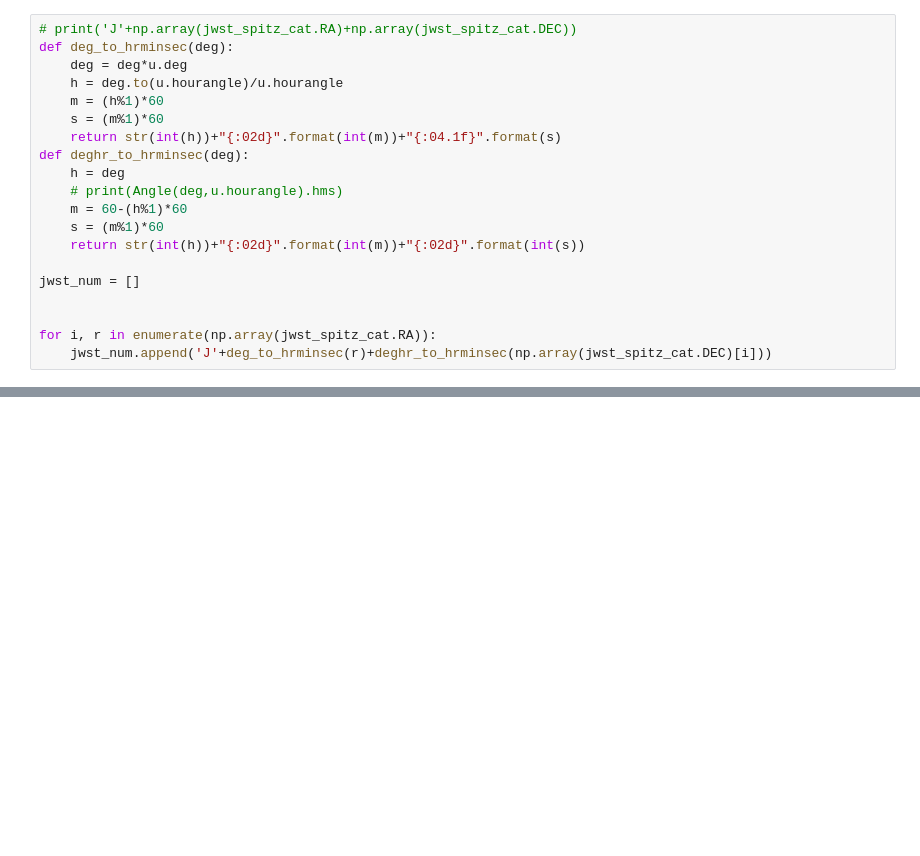
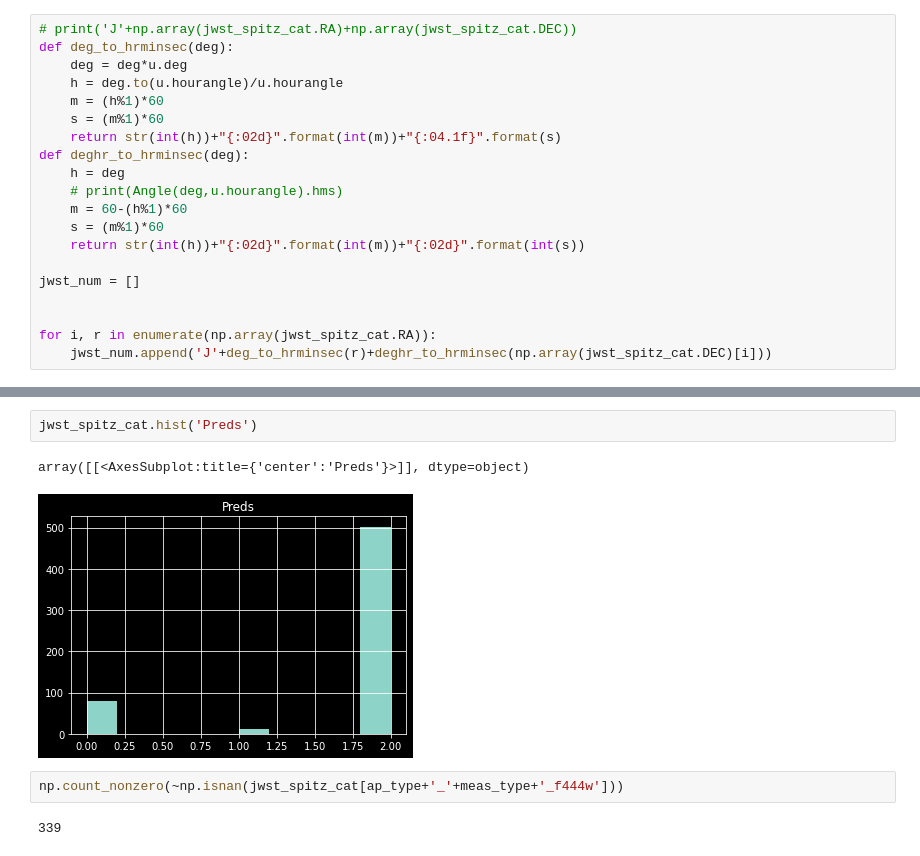
Before and after one commit to bcrompvoets/Random, a Jupyter notebook: NGC_3324/JWST_Photometry_View.ipynb, the cells around one changed output, grey strips where cells are left out. Saved outputs shown, nothing was run; the diff lists cells and outputs as text; blank space fills up the shorter version.

```diff
--- a/NGC_3324/JWST_Photometry_View.ipynb
+++ b/NGC_3324/JWST_Photometry_View.ipynb
@@ -444,0 +610,9 @@ jwst_spitz_cat[['JWST_NUM',' SPICY', 'Preds']]
+# %%
+jwst_spitz_cat.hist('Preds')
+# %% [output]
+array([[<AxesSubplot:title={'center':'Preds'}>]], dtype=object)
+[figure, added]
+# %%
+np.count_nonzero(~np.isnan(jwst_spitz_cat[ap_type+'_'+meas_type+'_f444w']))
+# %% [output]
+339
```
Also changed, not shown: parts of 37 cells of this notebook, 8 other files.
